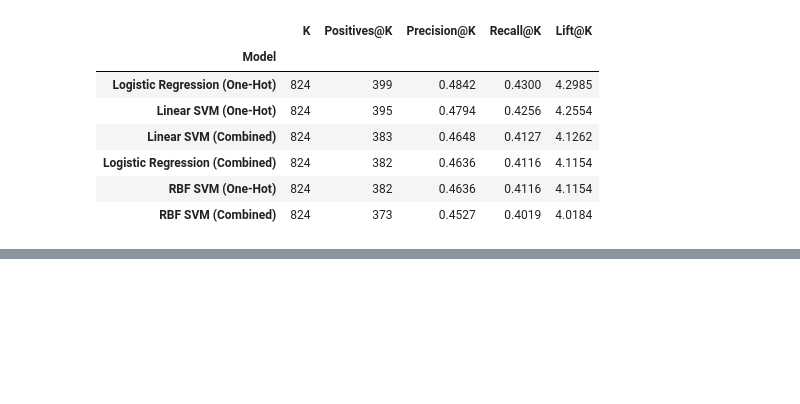
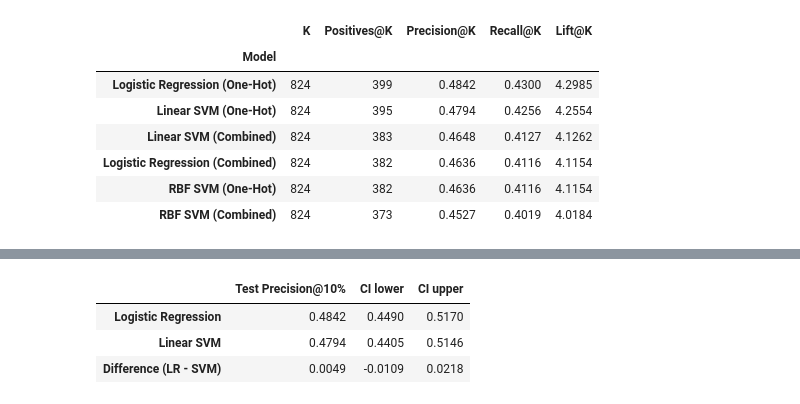
Before and after one commit to victoriia-warexify/bank-marketing-ml, a Jupyter notebook: notebooks/04_model_comparison.ipynb, the cells around one changed output, grey strips where cells are left out. Drawn from its saved outputs; the diff is of its cells as text; code cells hidden in the pictures; blank space fills up the shorter version.

```diff
--- a/notebooks/04_model_comparison.ipynb
+++ b/notebooks/04_model_comparison.ipynb
@@ -871,0 +972,69 @@ Logistic Regression с One-Hot Encoding показала лучший резул
+# %%
+def precision_at_k(y_true, y_score, share=0.10):
+    k = int(np.ceil(len(y_true) * share))
+    top_idx = np.argsort(-y_score, kind='stable')[:k]
+    return y_true[top_idx].mean()
+
+
+# Исходные значения на Test
+lr_p10 = precision_at_k(y_true, lr_scores)
+svm_p10 = precision_at_k(y_true, svm_scores)
+
+# Bootstrap
+rng = np.random.default_rng(42)
+
+lr_p10_boot = []
+svm_p10_boot = []
+p10_diff_boot = []
+
+for _ in range(n_bootstrap):
+    idx = rng.choice(
+        len(y_true),
+        size=len(y_true),
+        replace=True
+    )
+
+    y_sample = y_true[idx]
+
+    p10_lr = precision_at_k(
+        y_sample, lr_scores[idx]
+    )
+
+    p10_svm = precision_at_k(
+        y_sample, svm_scores[idx]
+    )
+
+    lr_p10_boot.append(p10_lr)
+    svm_p10_boot.append(p10_svm)
+    p10_diff_boot.append(p10_lr - p10_svm)
+
+
+# Результаты
+precision_bootstrap = pd.DataFrame({
+    'Test Precision@10%': [
+        lr_p10,
+        svm_p10,
+        lr_p10 - svm_p10
+    ],
+    'CI lower': [
+        bootstrap_ci(lr_p10_boot)[0],
+        bootstrap_ci(svm_p10_boot)[0],
+        bootstrap_ci(p10_diff_boot)[0]
+    ],
+    'CI upper': [
+        bootstrap_ci(lr_p10_boot)[1],
+        bootstrap_ci(svm_p10_boot)[1],
+        bootstrap_ci(p10_diff_boot)[1]
+    ]
+}, index=[
+    'Logistic Regression',
+    'Linear SVM',
+    'Difference (LR - SVM)'
+])
+
+display(precision_bootstrap.round(4))
+# %% [output]
+|  | Test Precision@10% | CI lower | CI upper |
+| Logistic Regression | 0.4842 | 0.4490 | 0.5170 |
+| Linear SVM | 0.4794 | 0.4405 | 0.5146 |
+| Difference (LR - SVM) | 0.0049 | -0.0109 | 0.0218 |
```
Also changed, not shown: parts of 10 cells of this notebook, 1 other file.
